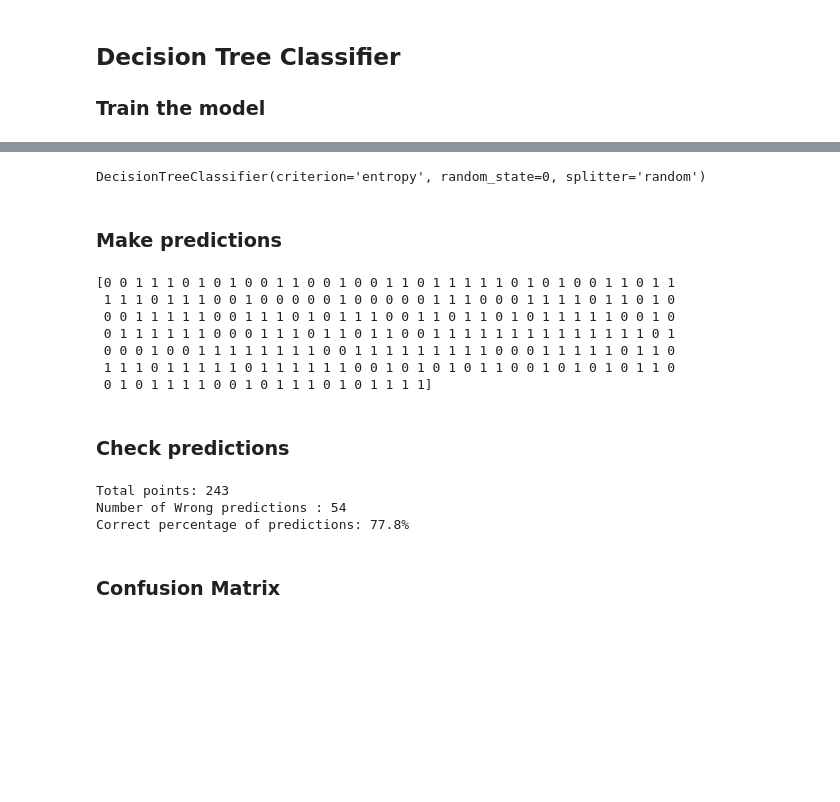
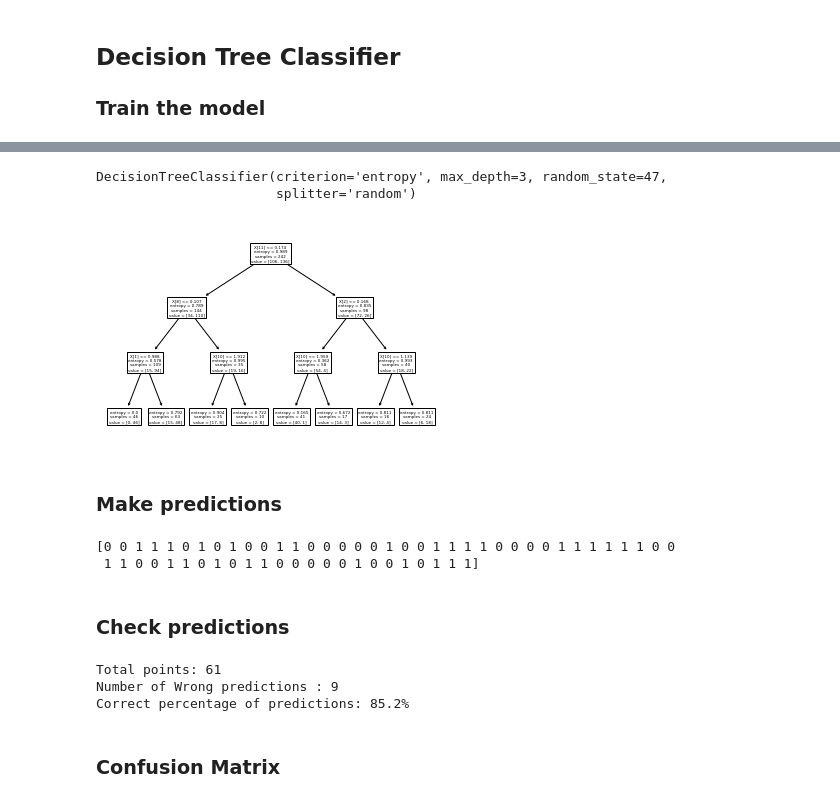
Before and after one commit to kiinTheDovah/proyecto2-ia, a Jupyter notebook: iaproyect.ipynb, the cells around one changed output, grey strips where cells are left out. Cells and saved outputs as stored; diff of their text form; code cells hidden in the pictures; blank space fills up the shorter version.

Commit message:
tree  listo

```diff
--- a/iaproyect.ipynb
+++ b/iaproyect.ipynb
@@ -243,7 +248,7 @@ plt.title('Thal PLOT');
 # %%
 dataValues = data[['age','sex','cp','trestbps','chol','fbs','restecg','thalach','exang','oldpeak','slope','ca','thal']].to_numpy()
 from sklearn.model_selection import train_test_split
-X_train, X_test, y_train, y_test = train_test_split(dataValues, data.target, test_size=0.8, random_state=(200))
+X_train, X_test, y_train, y_test = train_test_split(dataValues, data.target, test_size=0.2, random_state=(200))
 # %% [markdown]
 ## Decision Tree Classifier
 ### Train the model
@@ -249,0 +262,17 @@ X_train, X_test, y_train, y_test = train_test_split(dataValues, data.target, tes
+# %%
+from sklearn import tree
+for i in range(0,10):
+    print(i)
+    treeModel = tree.DecisionTreeClassifier(criterion='entropy',splitter='random',random_state=i,max_depth=3)
+    treeModel.fit(X_train, y_train)
+    #print(treeModel)
+    TreePredicted = treeModel.predict(X_test)
+    expected = y_test
+    #print(TreePredicted)
+    missed = (expected != TreePredicted).sum()
+    print("Total points: %d\nNumber of Wrong predictions : %d\nCorrect percentage of predictions: %.1f" %(X_test.shape[0], missed, (1-(missed/len(expected)))*100) + '%')
+    #print(metrics.classification_report(expected, TreePredicted))
+    #random_state best values:
+    #7 = 85.2%
+    #47 = 85.2%
+    #99 = 85.2%
@@ -249,0 +297,14 @@ X_train, X_test, y_train, y_test = train_test_split(dataValues, data.target, tes
+# %%
+for i in [7,47,99]:
+    print("random_state=",i)
+    treeModel = tree.DecisionTreeClassifier(criterion='entropy',splitter='random',random_state=i,max_depth=3)
+    treeModel.fit(X_train, y_train)
+    #print(treeModel)
+    TreePredicted = treeModel.predict(X_test)
+    expected = y_test
+    missed = (expected != TreePredicted).sum()
+    print(metrics.classification_report(expected, TreePredicted))
+    #random_state best values:
+    #7 = 85.2%
+    #47 = 85.2%
+    #99 = 85.2%
@@ -250,10 +329,15 @@ X_train, X_test, y_train, y_test = train_test_split(dataValues, data.target, tes
 # %%
 from sklearn import tree
-treeModel = tree.DecisionTreeClassifier(criterion='entropy',splitter='random',random_state=0)
+treeModel = tree.DecisionTreeClassifier(criterion='entropy',splitter='random',random_state=47,max_depth=3)
 treeModel.fit(X_train, y_train)
 print(treeModel)
 # %% [output]
-DecisionTreeClassifier(criterion='entropy', random_state=0, splitter='random')
+DecisionTreeClassifier(criterion='entropy', max_depth=3, random_state=47,
+                       splitter='random')
+# %%
+tree.plot_tree(treeModel);
+# %% [output]
+[figure, added]
 # %% [markdown]
 ### Make predictions
 # %%
@@ -261,22 +345,17 @@ TreePredicted = treeModel.predict(X_test)
 expected = y_test
 print(TreePredicted)
 # %% [output]
-[0 0 1 1 1 0 1 0 1 0 0 1 1 0 0 1 0 0 1 1 0 1 1 1 1 1 0 1 0 1 0 0 1 1 0 1 1
- 1 1 1 0 1 1 1 0 0 1 0 0 0 0 0 1 0 0 0 0 0 1 1 1 0 0 0 1 1 1 1 0 1 1 0 1 0
- 0 0 1 1 1 1 1 0 0 1 1 1 0 1 0 1 1 1 0 0 1 1 0 1 1 0 1 0 1 1 1 1 1 0 0 1 0
- 0 1 1 1 1 1 1 0 0 0 1 1 1 0 1 1 0 1 1 0 0 1 1 1 1 1 1 1 1 1 1 1 1 1 1 0 1
- 0 0 0 1 0 0 1 1 1 1 1 1 1 1 0 0 1 1 1 1 1 1 1 1 1 0 0 0 1 1 1 1 1 0 1 1 0
- 1 1 1 0 1 1 1 1 1 0 1 1 1 1 1 1 0 0 1 0 1 0 1 0 1 1 0 0 1 0 1 0 1 0 1 1 0
- 0 1 0 1 1 1 1 0 0 1 0 1 1 1 0 1 0 1 1 1 1]
+[0 0 1 1 1 0 1 0 1 0 0 1 1 0 0 0 0 0 1 0 0 1 1 1 1 0 0 0 0 1 1 1 1 1 1 0 0
+ 1 1 0 0 1 1 0 1 0 1 1 0 0 0 0 0 1 0 0 1 0 1 1 1]
 # %% [markdown]
 ### Check predictions
 # %%
 missed = (expected != TreePredicted).sum()
 print("Total points: %d\nNumber of Wrong predictions : %d\nCorrect percentage of predictions: %.1f" %(X_test.shape[0], missed, (1-(missed/len(expected)))*100) + '%')
 # %% [output]
-Total points: 243
-Number of Wrong predictions : 54
-Correct percentage of predictions: 77.8%
+Total points: 61
+Number of Wrong predictions : 9
+Correct percentage of predictions: 85.2%
 # %% [markdown]
 ### Confusion Matrix
 # %%
```
Also changed, not shown: parts of 39 cells of this notebook.
